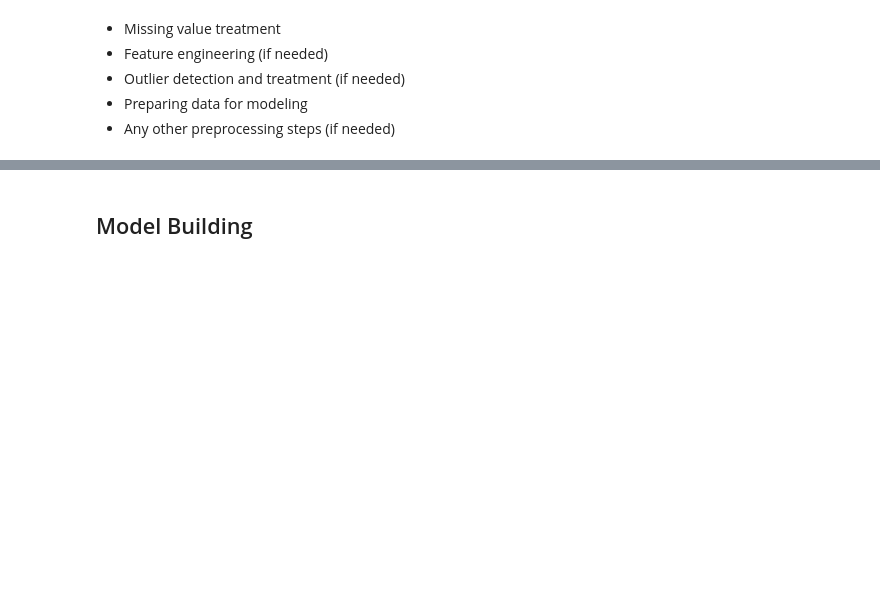
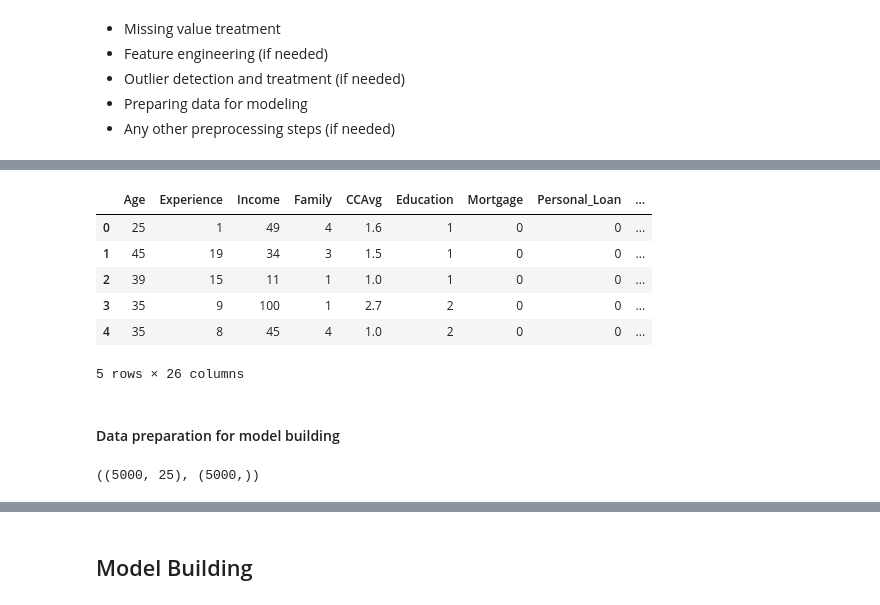
Before and after one commit to sheikhomer/PersonalLoanCampaignModel, a Jupyter notebook: AIML_ML_Project_full_code_notebook.ipynb, the cells around one changed output, grey strips where cells are left out. Saved outputs shown, nothing was run; the diff lists cells and outputs as text; code cells hidden in the pictures; blank space fills up the shorter version.

```diff
--- a/AIML_ML_Project_full_code_notebook.ipynb
+++ b/AIML_ML_Project_full_code_notebook.ipynb
@@ -488,0 +668,4 @@ CreditCard
+# %%
+Cities = loan_offer_by_city[(loan_offer_by_city['Personal_Loan'] == 1) & (loan_offer_by_city['count'] >= 7) ]['City']
+Cities.reset_index(drop=True, inplace=True)
+data['City'] = data['City'].apply(lambda x: x if x in Cities.values else 'Other')
@@ -488,0 +693,21 @@ CreditCard
+# %%
+data = pd.get_dummies(data, columns=['City'], drop_first=True, dtype=int)
+# %%
+data.head()
+# %% [output]
+|  | Age | Experience | Income | Family | CCAvg | Education | Mortgage | Personal_Loan | ... |
+| 0 | 25 | 1 | 49 | 4 | 1.6 | 1 | 0 | 0 | ... |
+| 1 | 45 | 19 | 34 | 3 | 1.5 | 1 | 0 | 0 | ... |
+| 2 | 39 | 15 | 11 | 1 | 1.0 | 1 | 0 | 0 | ... |
+| 3 | 35 | 9 | 100 | 1 | 2.7 | 2 | 0 | 0 | ... |
+| 4 | 35 | 8 | 45 | 4 | 1.0 | 2 | 0 | 0 | ... |
+5 rows × 26 columns
+# %% [markdown]
+#### Data preparation for model building
+# %%
+# define explanatory features and target feature
+X = data.drop(columns='Personal_Loan')
+y = data['Personal_Loan']
+X.shape, y.shape
+# %% [output]
+((5000, 25), (5000,))
```
Also changed, not shown: parts of 24 cells of this notebook.
